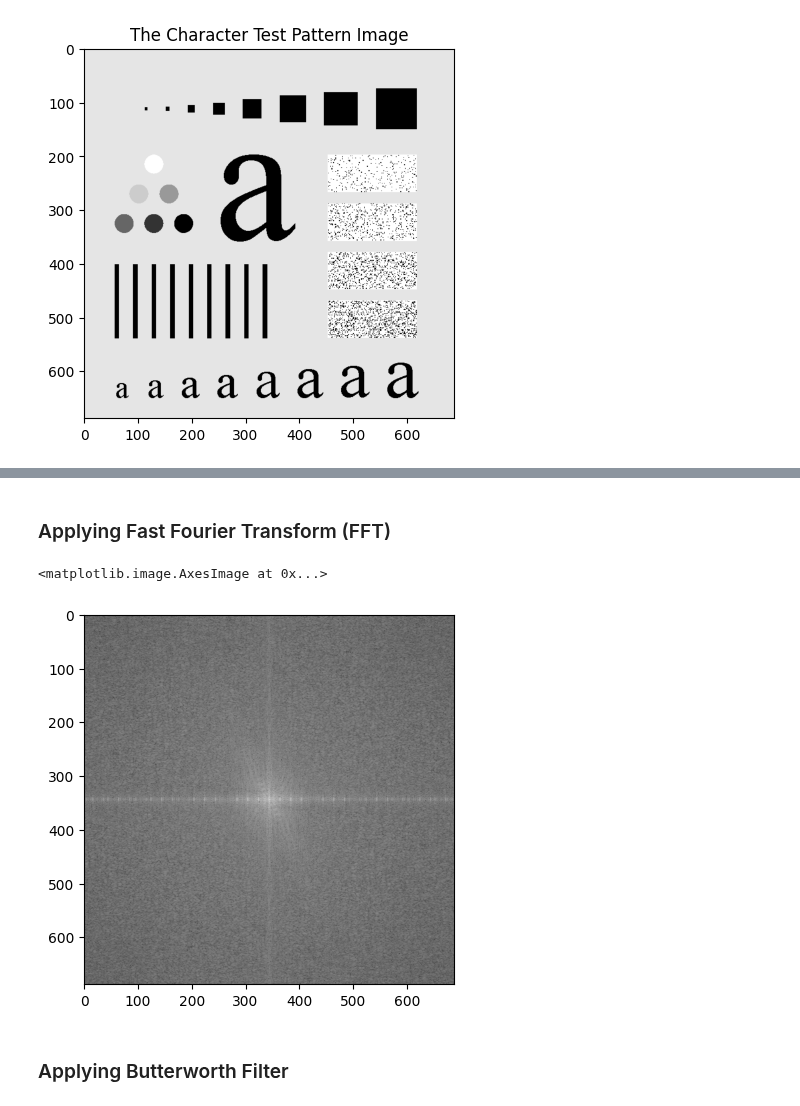
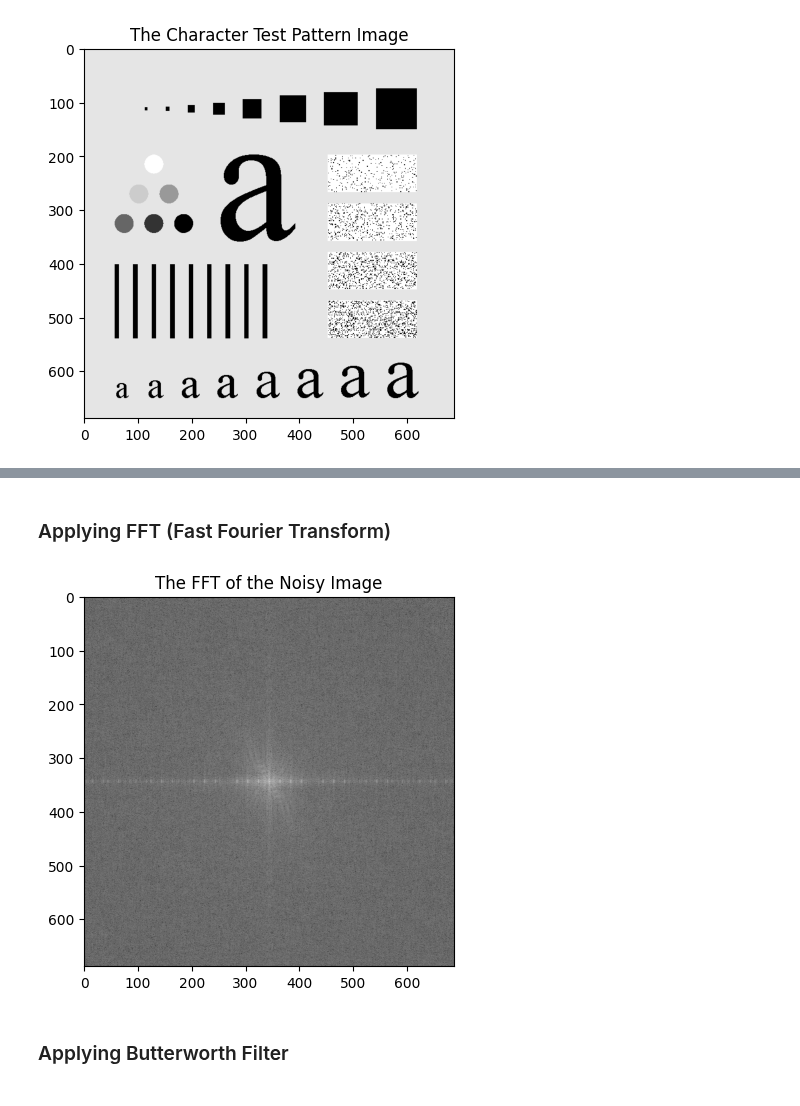
Before and after one commit to ahnafshahrear/Digital-Image-Processing-Lab, a Jupyter notebook: 4(a) Butterworth & Gaussian Filters.ipynb, the cells around one changed output, grey strips where cells are left out. Drawn from its saved outputs; the diff is of its cells as text; code cells hidden in the pictures.

```diff
--- a/4(a) Butterworth & Gaussian Filters.ipynb
+++ b/4(a) Butterworth & Gaussian Filters.ipynb
@@ -44,0 +46,6 @@ plt.show()
+# %%
+gaussian_noise = np.random.normal(7, 13, character_pattern_image.shape).astype(np.uint8)
+noisy_character_pattern = cv2.add(character_pattern_image, gaussian_noise)
+plt.imshow(cv2.cvtColor(noisy_character_pattern, cv2.COLOR_BGR2RGB))
+plt.title("The Noisy Character Test Pattern Image")
+plt.show()
@@ -45,11 +54,12 @@ plt.show()
 # %% [markdown]
-### Applying Fast Fourier Transform (FFT)
+### Applying FFT (Fast Fourier Transform)
 # %%
-fft_image = np.fft.fftshift(np.fft.fft2(character_pattern_image))
-plt.imshow(np.log(np.abs(fft_image)), cmap = 'gray')
+noisy_image_in_frequency_domain = np.fft.fftshift(np.fft.fft2(noisy_character_pattern))
+plt.imshow(np.log(np.abs(noisy_image_in_frequency_domain)), cmap = "gray")
+plt.title("The FFT of the Noisy Image")
+plt.show()
 # %% [output]
-<matplotlib.image.AxesImage at 0x...>
-[figure, old version]
+[figure, new version]
 # %% [markdown]
 ### Applying Butterworth Filter
 # %%
```
Also changed, not shown: parts of 6 cells of this notebook, 1 other file.
